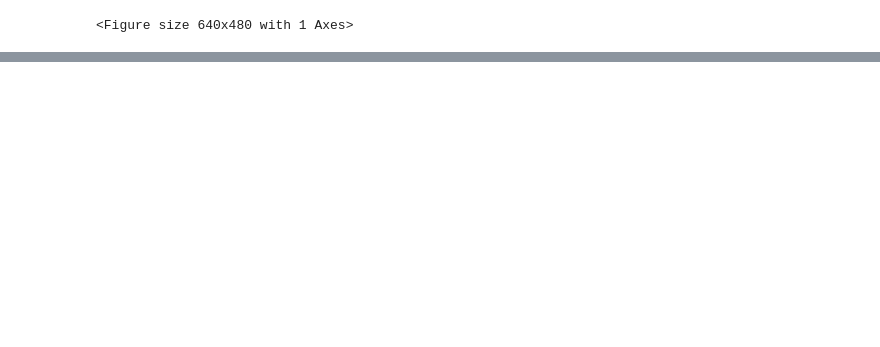
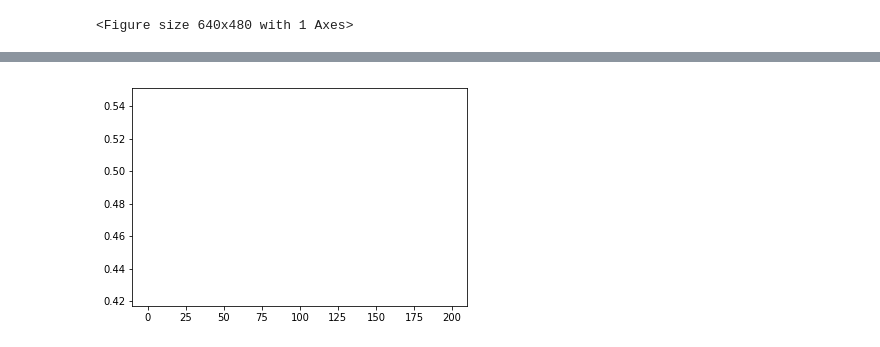
Before and after one commit to ricardotetti/pattern_recognition_and_analisys, a Jupyter notebook: proj_1/Projeto1a.ipynb, the cells around one changed output, grey strips where cells are left out. Saved outputs shown, nothing was run; the diff lists cells and outputs as text; code cells hidden in the pictures; blank space fills up the shorter version.

```diff
--- a/proj_1/Projeto1a.ipynb
+++ b/proj_1/Projeto1a.ipynb
@@ -121,19 +121,24 @@ plt.show()
 # %%
 import math
 
 media = np.mean(hl)
 desvio = np.std(hl)
 
 def probability_density(x):
     pdf = (1/(desvio*math.sqrt(2*math.pi)))*math.exp((-1/2)*((x-media)/desvio)**2)
     return pdf
 k = []
+p = []
 for i in range(inter + 1):
-    k.append(probability_density(hl[i]))
-
+    #k.append(probability_density(hl[i]))
+    #p.append(i)
+    plt.plot(i,probability_density(hl[i]))
 #print(k)
-#plt.plot(x,k)
-#plt.show()
+#plt.plot(k,probability_density())
+#plt.xlim(0,1)
+plt.show()
+# %% [output]
+[figure, added]
 # %%
 import seaborn as sns
 
```
Also changed, not shown: parts of 3 cells of this notebook, 1 other file.
